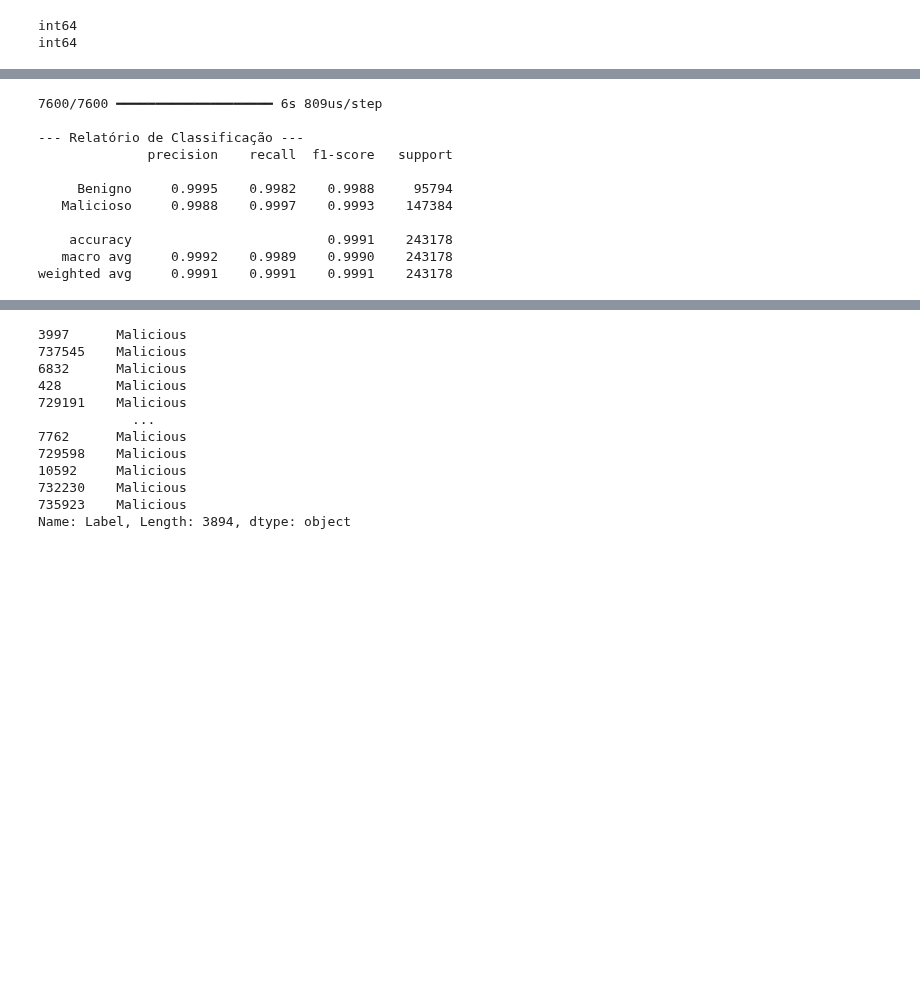
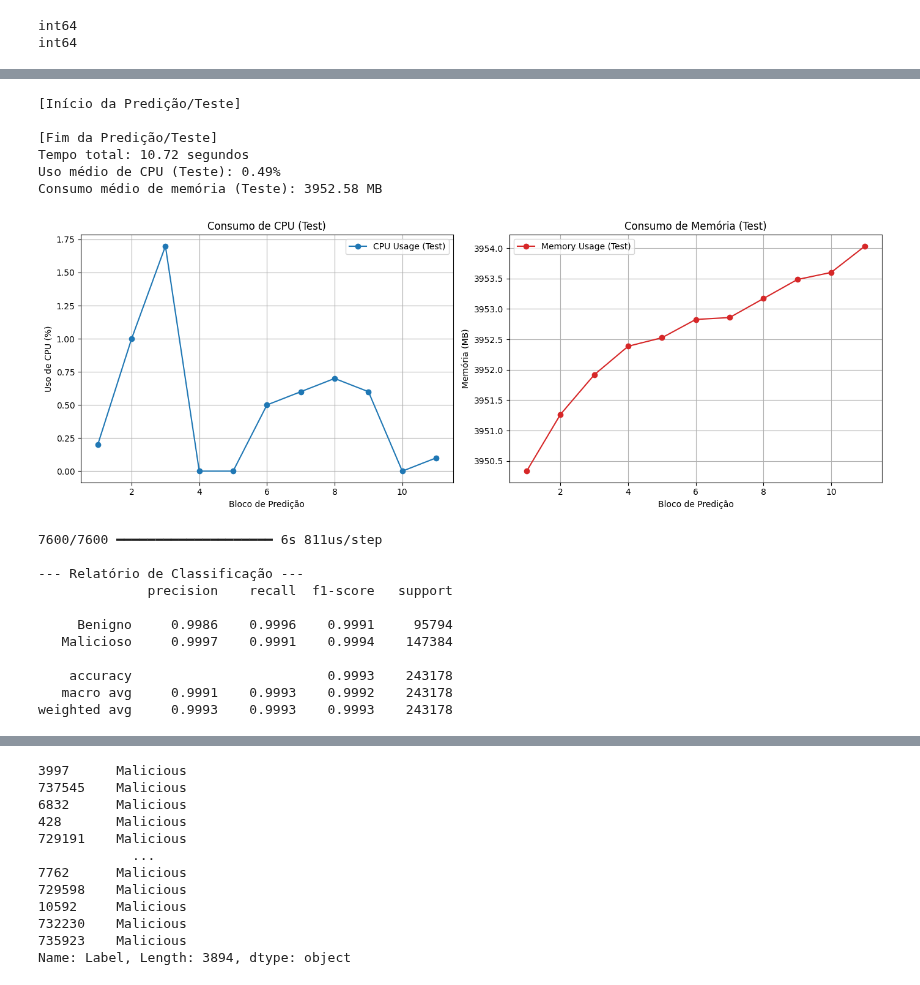
Before and after one commit to gabrieladamasceno/Attacks_5G, a Jupyter notebook: MLP_Binário_Zero_Day_SYNScan.ipynb, the cells around one changed output, grey strips where cells are left out. Drawn from its saved outputs; the diff is of its cells as text; code cells hidden in the pictures; blank space fills up the shorter version.

Commit message:
teste 09.04

```diff
--- a/MLP_Binário_Zero_Day_SYNScan.ipynb
+++ b/MLP_Binário_Zero_Day_SYNScan.ipynb
@@ -355,22 +442,32 @@ Consumo médio de memória: 3257.35 MB
 # %%
 # Fazer previsões diretas e arredondar (sem precisar de threshold manual)
+
+monitor_test_prediction(model, X_test_combined)
+
 y_pred = model.predict(X_test_combined).round()
 
 # Gerar o relatório de classificação
 print("\n--- Relatório de Classificação ---")
 print(classification_report(y_test_combined, y_pred, target_names=["Benigno", "Malicioso"], digits=4))
 # %% [output]
-7600/7600 ━━━━━━━━━━━━━━━━━━━━ 6s 809us/step
+[Início da Predição/Teste]
 
---- Relatório de Classificação ---
-              precision    recall  f1-score   support
-
-     Benigno     0.9995    0.9982    0.9988     95794
-   Malicioso     0.9988    0.9997    0.9993    147384
-
-    accuracy                         0.9991    243178
-   macro avg     0.9992    0.9989    0.9990    243178
-weighted avg     0.9991    0.9991    0.9991    243178
+[Fim da Predição/Teste]
+Tempo total: 10.72 segundos
+Uso médio de CPU (Teste): 0.49%
+Consumo médio de memória (Teste): 3952.58 MB
+[figure, added]
+7600/7600 ━━━━━━━━━━━━━━━━━━━━ 6s 811us/step
+
+--- Relatório de Classificação ---
+              precision    recall  f1-score   support
+
+     Benigno     0.9986    0.9996    0.9991     95794
+   Malicioso     0.9997    0.9991    0.9994    147384
+
+    accuracy                         0.9993    243178
+   macro avg     0.9991    0.9993    0.9992    243178
+weighted avg     0.9993    0.9993    0.9993    243178
 # %%
 #print(f"Tamanho de X_test_zero_day: {X_test_zero_day.shape}")
 #print(f"Tamanho de y_test_zero_day: {y_test_zero_day.shape}")
```
Also changed, not shown: parts of 10 cells of this notebook.
